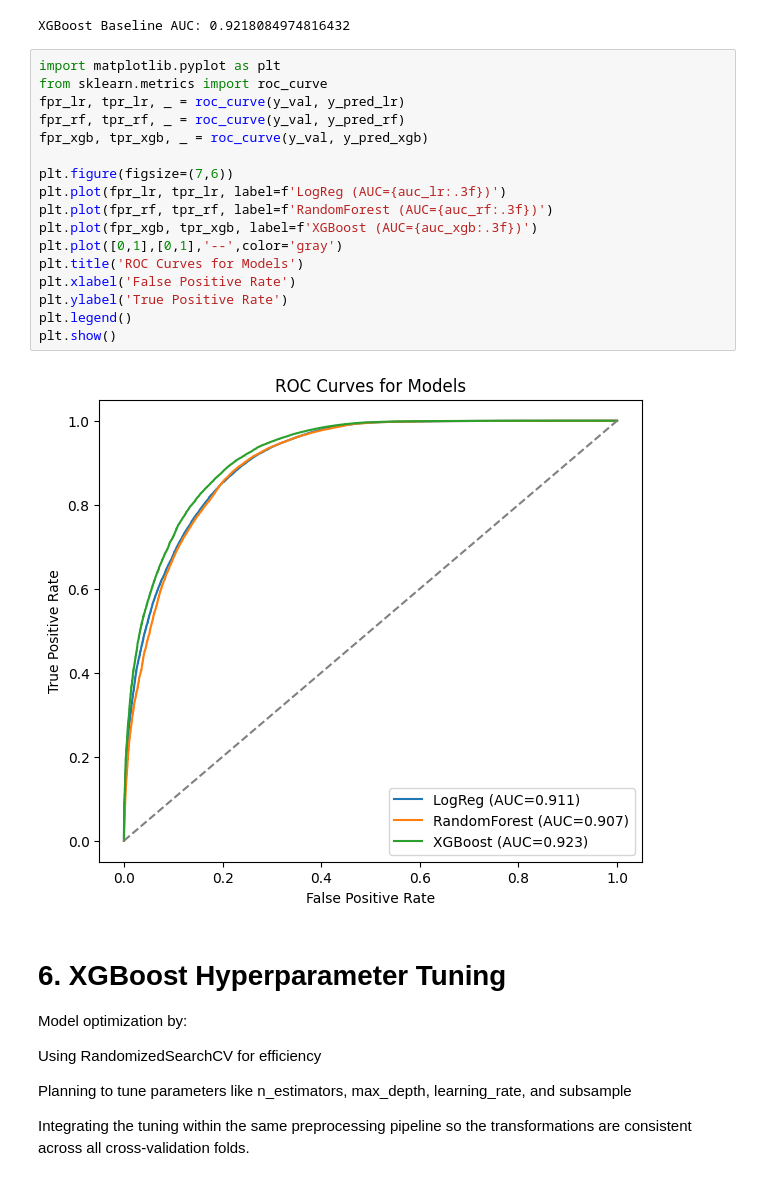
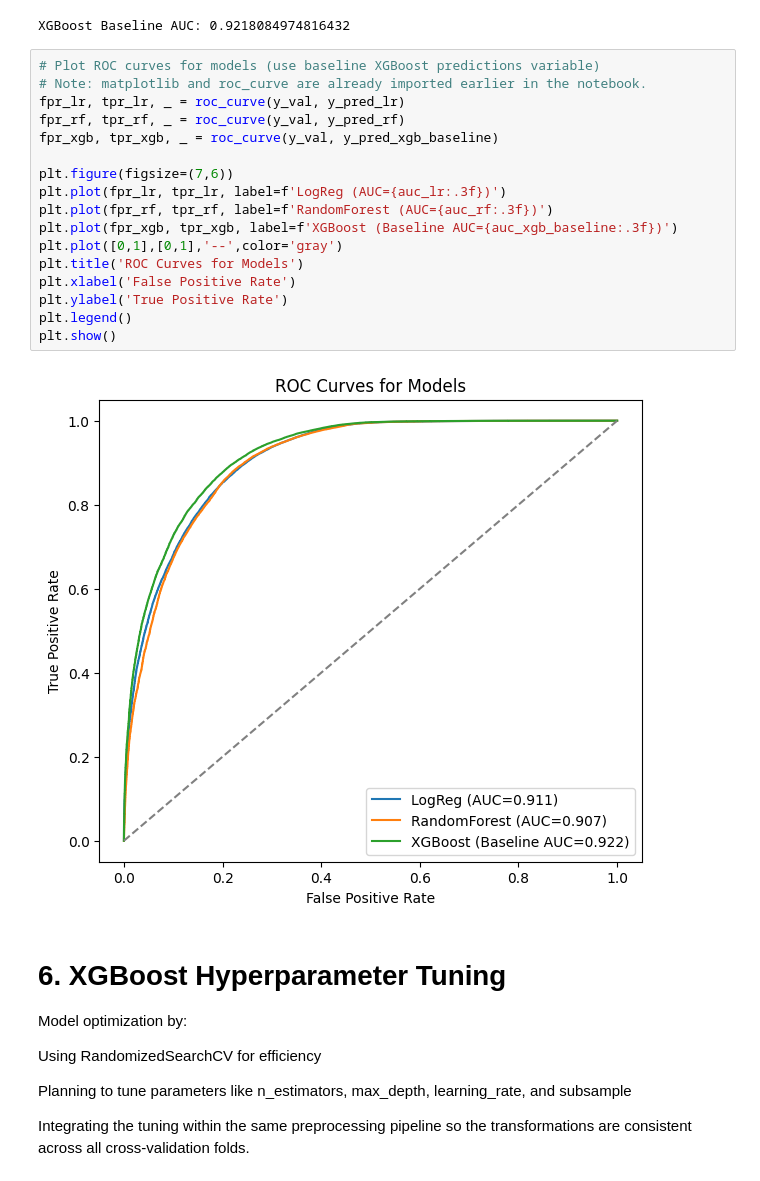
Before and after one commit to BrutBoss/Loan-Payback-Prediction-Model, a Jupyter notebook: Loan_Payback_Predictiont.ipynb, the cells around one changed output. Saved outputs shown, nothing was run; the diff lists cells and outputs as text.

```diff
--- a/Loan_Payback_Predictiont.ipynb
+++ b/Loan_Payback_Predictiont.ipynb
@@ -242,24 +245,24 @@ print('XGBoost Baseline AUC:', auc_xgb_baseline)
 # %% [output]
 XGBoost Baseline AUC: 0.9218084974816432
 # %%
-import matplotlib.pyplot as plt
-from sklearn.metrics import roc_curve
+# Plot ROC curves for models (use baseline XGBoost predictions variable)
+# Note: matplotlib and roc_curve are already imported earlier in the notebook.
 fpr_lr, tpr_lr, _ = roc_curve(y_val, y_pred_lr)
 fpr_rf, tpr_rf, _ = roc_curve(y_val, y_pred_rf)
-fpr_xgb, tpr_xgb, _ = roc_curve(y_val, y_pred_xgb)
+fpr_xgb, tpr_xgb, _ = roc_curve(y_val, y_pred_xgb_baseline)
 
 plt.figure(figsize=(7,6))
 plt.plot(fpr_lr, tpr_lr, label=f'LogReg (AUC={auc_lr:.3f})')
 plt.plot(fpr_rf, tpr_rf, label=f'RandomForest (AUC={auc_rf:.3f})')
-plt.plot(fpr_xgb, tpr_xgb, label=f'XGBoost (AUC={auc_xgb:.3f})')
+plt.plot(fpr_xgb, tpr_xgb, label=f'XGBoost (Baseline AUC={auc_xgb_baseline:.3f})')
 plt.plot([0,1],[0,1],'--',color='gray')
 plt.title('ROC Curves for Models')
 plt.xlabel('False Positive Rate')
 plt.ylabel('True Positive Rate')
 plt.legend()
 plt.show()
 # %% [output]
-[figure, old version]
+[figure, new version]
 # %% [markdown]
 # 6. XGBoost Hyperparameter Tuning
 
```
Also changed, not shown: parts of 10 cells of this notebook, 1 other file.
